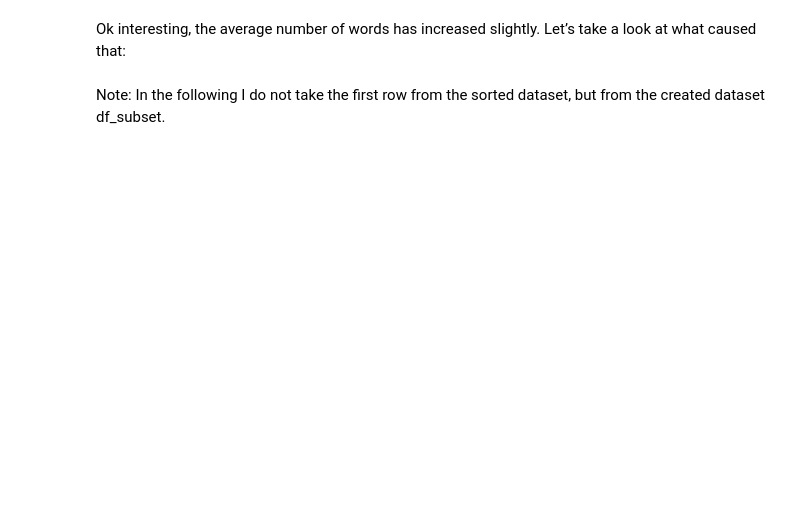
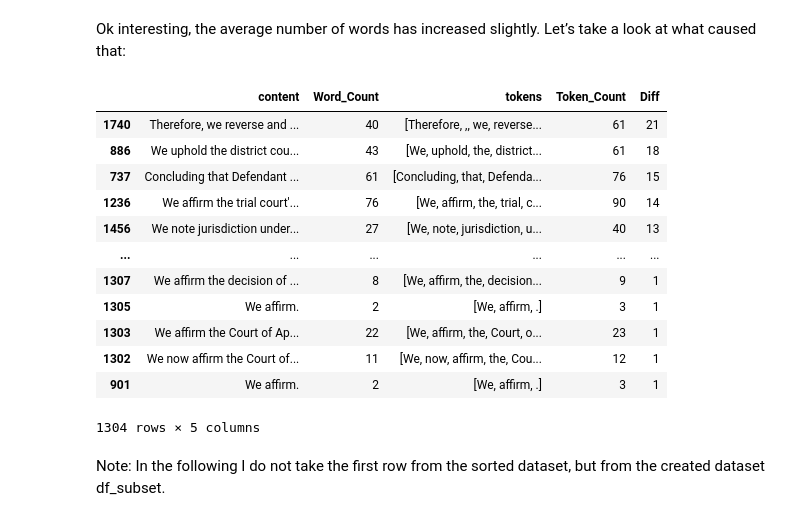
Before and after one commit to Hotsnown/seminaire-bordeaux-2022, a Jupyter notebook: exercices/jour3/3.2 Segmentation/3.2.3 mini-project.ipynb, the cells around one changed output. Cells and saved outputs as stored; diff of their text form; code cells hidden in the pictures; blank space fills up the shorter version.

```diff
--- a/exercices/jour3/3.2 Segmentation/3.2.3 mini-project.ipynb
+++ b/exercices/jour3/3.2 Segmentation/3.2.3 mini-project.ipynb
@@ -72,2 +85,0 @@ df.head()
-# %%
-df['Clean_Reviews'] = df['Clean_Reviews'].astype(str)
@@ -176,7 +223,8 @@ df.head()
 Here I set a limit for the column width so that it remains clear. This setting should be reset at the end, otherwise it will remain.
 # %%
 pd.set_option('display.max_colwidth', 30)
-# %%
-df['Reviews_Tokenized'] = df['Clean_Reviews'].apply(word_tokenize)
+# %%
+df['tokens'] = df['content'].apply(word_tokenize)
+df['Word_Count'] = df['content'].apply(word_count_func)
 # %%
 df.head()
@@ -183,4 +238,4 @@ df.head()
 # %%
-df['Token_Count'] = df['Reviews_Tokenized'].str.len()
+df['Token_Count'] = df['tokens'].str.len()
 
 df.head()
@@ -192,11 +257,25 @@ print('Average of tokens counted: ' + str(df['Token_Count'].mean()))
 # %% [markdown]
 Ok interesting, the average number of words has increased slightly. Let’s take a look at what caused that:
 # %%
-df_subset = df[['Clean_Reviews', 'Word_Count', 'Reviews_Tokenized', 'Token_Count']]
+df_subset = df[['content', 'Word_Count', 'tokens', 'Token_Count']]
 df_subset['Diff'] = df_subset['Token_Count'] - df_subset['Word_Count']
 
 
 df_subset = df_subset[(df_subset["Diff"] != 0)]
 df_subset.sort_values(by='Diff', ascending=False)
+# %% [output]
+|  | content | Word_Count | tokens | Token_Count | Diff |
+| 1740 | Therefore, we reverse and ... | 40 | [Therefore, ,, we, reverse... | 61 | 21 |
+| 886 | We uphold the district cou... | 43 | [We, uphold, the, district... | 61 | 18 |
+| 737 | Concluding that Defendant ... | 61 | [Concluding, that, Defenda... | 76 | 15 |
+| 1236 | We affirm the trial court'... | 76 | [We, affirm, the, trial, c... | 90 | 14 |
+| 1456 | We note jurisdiction under... | 27 | [We, note, jurisdiction, u... | 40 | 13 |
+| ... | ... | ... | ... | ... | ... |
+| 1307 | We affirm the decision of ... | 8 | [We, affirm, the, decision... | 9 | 1 |
+| 1305 | We affirm. | 2 | [We, affirm, .] | 3 | 1 |
+| 1303 | We affirm the Court of Ap... | 22 | [We, affirm, the, Court, o... | 23 | 1 |
+| 1302 | We now affirm the Court of... | 11 | [We, now, affirm, the, Cou... | 12 | 1 |
+| 901 | We affirm. | 2 | [We, affirm, .] | 3 | 1 |
+1304 rows × 5 columns
 # %% [markdown]
 Note: In the following I do not take the first row from the sorted dataset, but from the created dataset df_subset.
```
Also changed, not shown: parts of 32 cells of this notebook, 15 other files.
